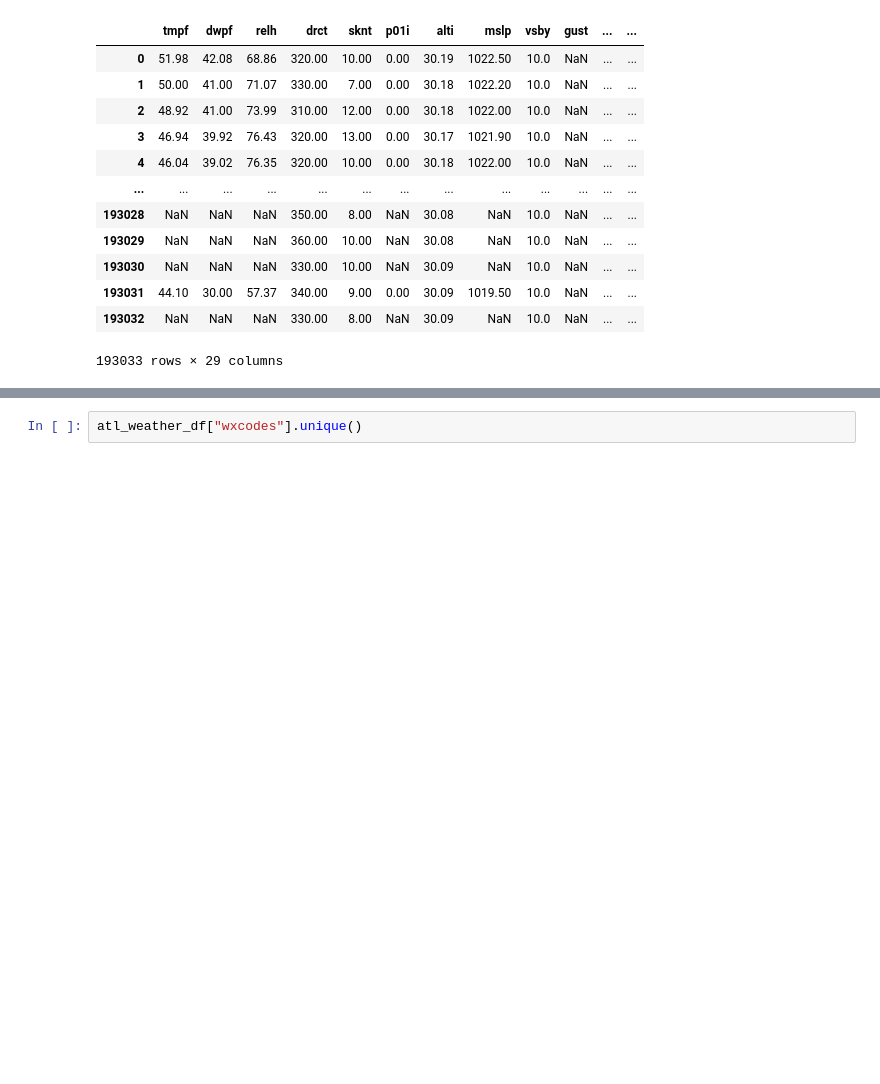
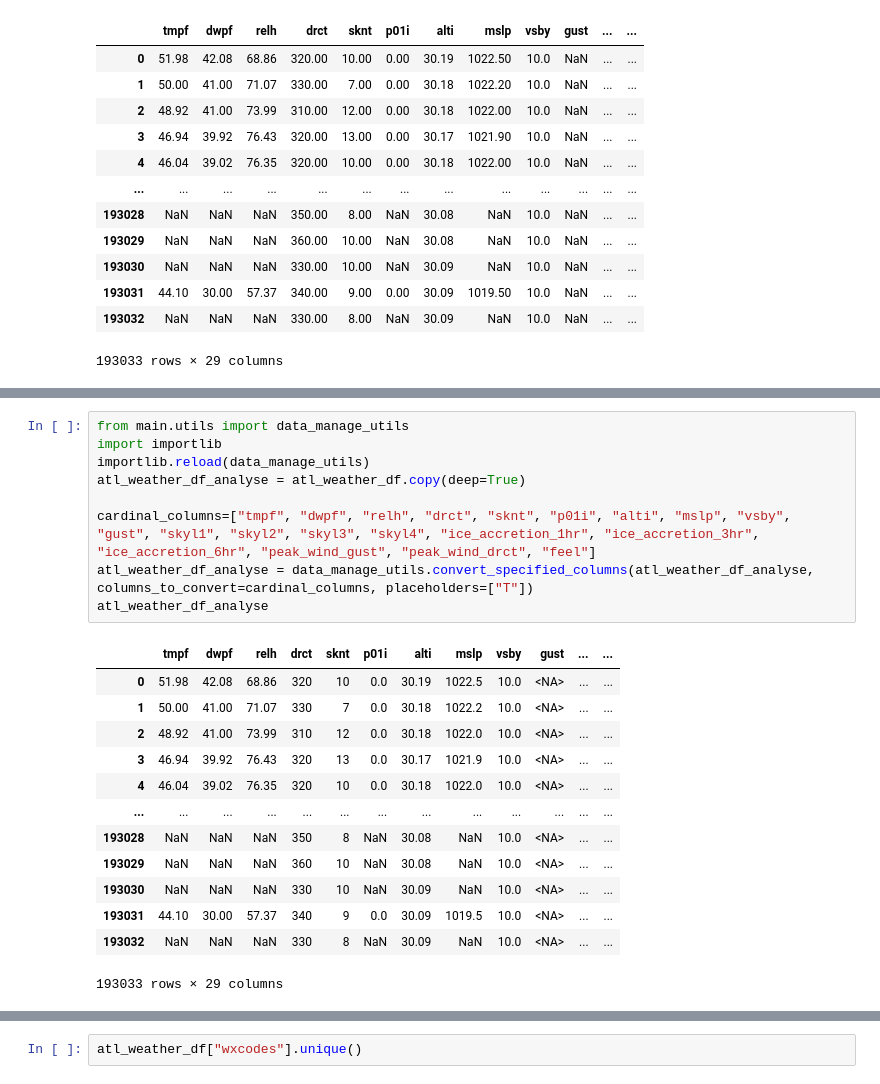
Before and after one commit to chrigHub/PertubationThesis, a Jupyter notebook: main/preparation/05_metar_prep.ipynb, the cells around one changed output, grey strips where cells are left out. Saved outputs shown, nothing was run; the diff lists cells and outputs as text; blank space fills up the shorter version.

```diff
--- a/main/preparation/05_metar_prep.ipynb
+++ b/main/preparation/05_metar_prep.ipynb
@@ -74,0 +93,23 @@ atl_weather_df
+# %%
+from main.utils import data_manage_utils
+import importlib
+importlib.reload(data_manage_utils)
+atl_weather_df_analyse = atl_weather_df.copy(deep=True)
+
+cardinal_columns=["tmpf", "dwpf", "relh", "drct", "sknt", "p01i", "alti", "mslp", "vsby", "gust", "skyl1", "skyl2", "skyl3", "skyl4", "ice_accretion_1hr", "ice_accretion_3hr", "ice_accretion_6hr", "peak_wind_gust", "peak_wind_drct", "feel"]
+atl_weather_df_analyse = data_manage_utils.convert_specified_columns(atl_weather_df_analyse, columns_to_convert=cardinal_columns, placeholders=["T"])
+atl_weather_df_analyse
+# %% [output]
+|  | tmpf | dwpf | relh | drct | sknt | p01i | alti | mslp | vsby | gust | ... | ... |
+| 0 | 51.98 | 42.08 | 68.86 | 320 | 10 | 0.0 | 30.19 | 1022.5 | 10.0 | <NA> | ... | ... |
+| 1 | 50.00 | 41.00 | 71.07 | 330 | 7 | 0.0 | 30.18 | 1022.2 | 10.0 | <NA> | ... | ... |
+| 2 | 48.92 | 41.00 | 73.99 | 310 | 12 | 0.0 | 30.18 | 1022.0 | 10.0 | <NA> | ... | ... |
+| 3 | 46.94 | 39.92 | 76.43 | 320 | 13 | 0.0 | 30.17 | 1021.9 | 10.0 | <NA> | ... | ... |
+| 4 | 46.04 | 39.02 | 76.35 | 320 | 10 | 0.0 | 30.18 | 1022.0 | 10.0 | <NA> | ... | ... |
+| ... | ... | ... | ... | ... | ... | ... | ... | ... | ... | ... | ... | ... |
+| 193028 | NaN | NaN | NaN | 350 | 8 | NaN | 30.08 | NaN | 10.0 | <NA> | ... | ... |
+| 193029 | NaN | NaN | NaN | 360 | 10 | NaN | 30.08 | NaN | 10.0 | <NA> | ... | ... |
+| 193030 | NaN | NaN | NaN | 330 | 10 | NaN | 30.09 | NaN | 10.0 | <NA> | ... | ... |
+| 193031 | 44.10 | 30.00 | 57.37 | 340 | 9 | 0.0 | 30.09 | 1019.5 | 10.0 | <NA> | ... | ... |
+| 193032 | NaN | NaN | NaN | 330 | 8 | NaN | 30.09 | NaN | 10.0 | <NA> | ... | ... |
+193033 rows × 29 columns
```
Also changed, not shown: parts of 11 cells of this notebook, 4 other files.
